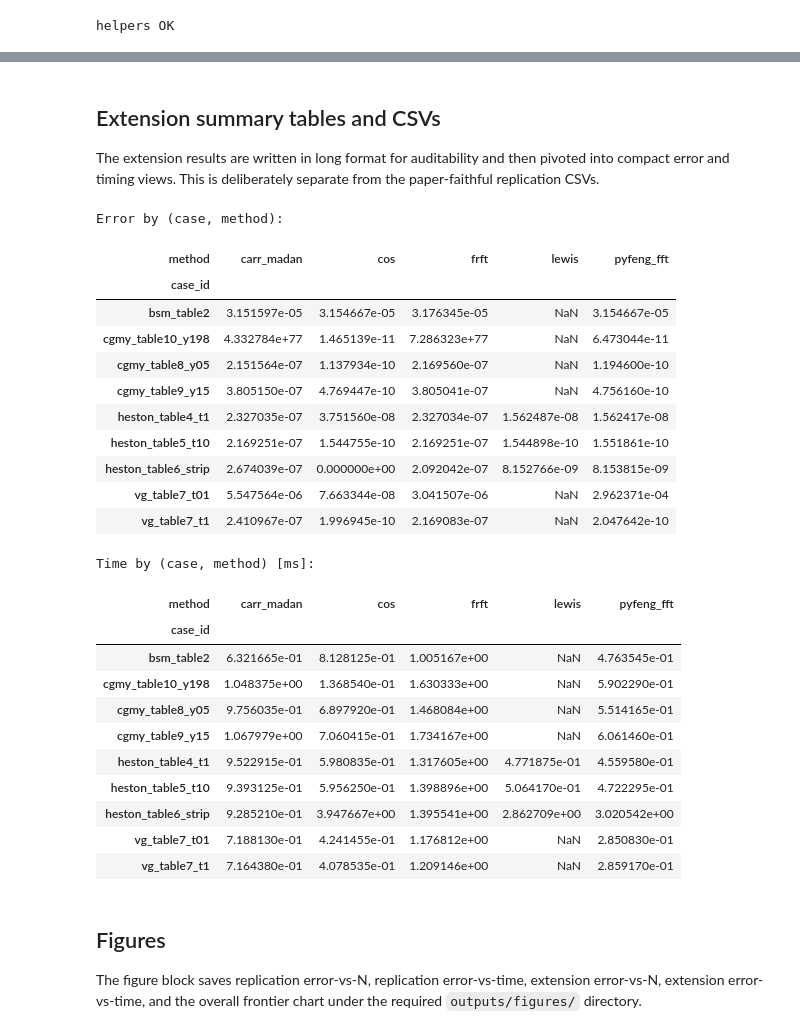
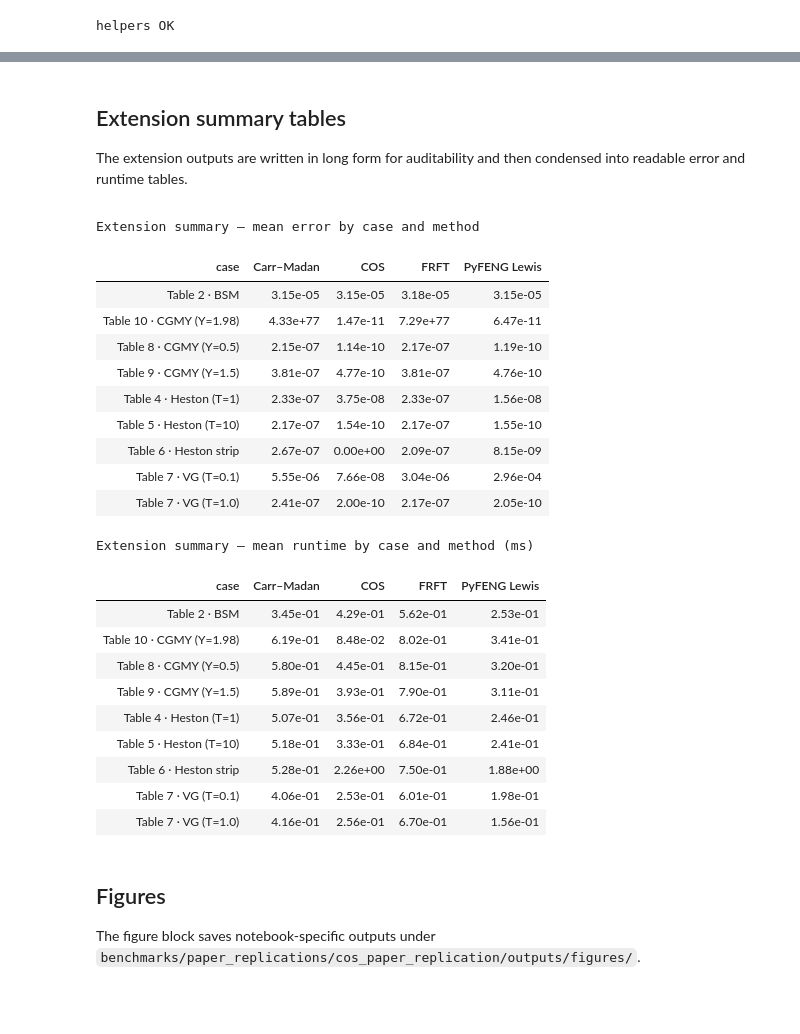
Before and after one commit to nl2992/fourier-option-pricer, a Jupyter notebook: notebooks/cosPaper_Replication.ipynb, the cells around one changed output, grey strips where cells are left out. Cells and saved outputs as stored; diff of their text form; code cells hidden in the pictures.

```diff
--- a/notebooks/cosPaper_Replication.ipynb
+++ b/notebooks/cosPaper_Replication.ipynb
@@ -852,47 +984,52 @@ display(LEWIS_DF)
 # %% [markdown]
 <!-- fo2008-report-section -->
-## Extension summary tables and CSVs
+## Extension summary tables
 
-The extension results are written in long format for auditability and then pivoted into compact error and timing views. This is deliberately separate from the paper-faithful replication CSVs.
+<div class="cu-card cu-soft">
+  <p>The extension outputs are written in long form for auditability and then condensed into readable error and runtime tables.</p>
+</div>
 # %%
 # Cell 17 — Final error-vs-N tables (extension long format) + CSV dump.
 
 EXT_DF = pd.DataFrame(EXTENSION_ROWS)
-EXT_DF.to_csv(OUTDIR / 'fo2008_extended_comparison.csv', index=False)
+EXT_DF.to_csv(OUTDIR / 'extended_comparison.csv', index=False)
 
-# Pivot: error by (case_id, method)
 pivot_err = EXT_DF.groupby(['case_id', 'method'])['error'].mean().unstack()
 pivot_time = EXT_DF.groupby(['case_id', 'method'])['time_ms'].mean().unstack()
-print('Error by (case, method):'); display(pivot_err)
-print('Time by (case, method) [ms]:'); display(pivot_time)
+
+err_view = pivot_err.rename(index=CASE_LABELS).rename(columns=METHOD_LABELS).reset_index().rename(columns={'case_id': 'case'})
+time_view = pivot_time.rename(index=CASE_LABELS).rename(columns=METHOD_LABELS).reset_index().rename(columns={'case_id': 'case'})
+
+show_table(err_view, 'Extension summary — mean error by case and method')
+show_table(time_view, 'Extension summary — mean runtime by case and method (ms)')
 # %% [output]
-Error by (case, method):
+Extension summary — mean error by case and method
-| method | carr_madan | cos | frft | lewis | pyfeng_fft |
-| case_id |  |  |  |  |  |
-| bsm_table2 | 3.151597e-05 | 3.154667e-05 | 3.176345e-05 | NaN | 3.154667e-05 |
-| cgmy_table10_y198 | 4.332784e+77 | 1.465139e-11 | 7.286323e+77 | NaN | 6.473044e-11 |
-| cgmy_table8_y05 | 2.151564e-07 | 1.137934e-10 | 2.169560e-07 | NaN | 1.194600e-10 |
-| cgmy_table9_y15 | 3.805150e-07 | 4.769447e-10 | 3.805041e-07 | NaN | 4.756160e-10 |
-| heston_table4_t1 | 2.327035e-07 | 3.751560e-08 | 2.327034e-07 | 1.562487e-08 | 1.562417e-08 |
-| heston_table5_t10 | 2.169251e-07 | 1.544755e-10 | 2.169251e-07 | 1.544898e-10 | 1.551861e-10 |
-| heston_table6_strip | 2.674039e-07 | 0.000000e+00 | 2.092042e-07 | 8.152766e-09 | 8.153815e-09 |
-| vg_table7_t01 | 5.547564e-06 | 7.663344e-08 | 3.041507e-06 | NaN | 2.962371e-04 |
-| vg_table7_t1 | 2.410967e-07 | 1.996945e-10 | 2.169083e-07 | NaN | 2.047642e-10 |
+| case | Carr–Madan | COS | FRFT | PyFENG Lewis |
+| Table 2 · BSM | 3.15e-05 | 3.15e-05 | 3.18e-05 | 3.15e-05 |
+| Table 10 · CGMY (Y=1.98) | 4.33e+77 | 1.47e-11 | 7.29e+77 | 6.47e-11 |
+| Table 8 · CGMY (Y=0.5) | 2.15e-07 | 1.14e-10 | 2.17e-07 | 1.19e-10 |
+| Table 9 · CGMY (Y=1.5) | 3.81e-07 | 4.77e-10 | 3.81e-07 | 4.76e-10 |
+| Table 4 · Heston (T=1) | 2.33e-07 | 3.75e-08 | 2.33e-07 | 1.56e-08 |
+| Table 5 · Heston (T=10) | 2.17e-07 | 1.54e-10 | 2.17e-07 | 1.55e-10 |
+| Table 6 · Heston strip | 2.67e-07 | 0.00e+00 | 2.09e-07 | 8.15e-09 |
+| Table 7 · VG (T=0.1) | 5.55e-06 | 7.66e-08 | 3.04e-06 | 2.96e-04 |
+| Table 7 · VG (T=1.0) | 2.41e-07 | 2.00e-10 | 2.17e-07 | 2.05e-10 |
-Time by (case, method) [ms]:
+Extension summary — mean runtime by case and method (ms)
-| method | carr_madan | cos | frft | lewis | pyfeng_fft |
-| case_id |  |  |  |  |  |
-| bsm_table2 | 6.321665e-01 | 8.128125e-01 | 1.005167e+00 | NaN | 4.763545e-01 |
-| cgmy_table10_y198 | 1.048375e+00 | 1.368540e-01 | 1.630333e+00 | NaN | 5.902290e-01 |
-| cgmy_table8_y05 | 9.756035e-01 | 6.897920e-01 | 1.468084e+00 | NaN | 5.514165e-01 |
-| cgmy_table9_y15 | 1.067979e+00 | 7.060415e-01 | 1.734167e+00 | NaN | 6.061460e-01 |
-| heston_table4_t1 | 9.522915e-01 | 5.980835e-01 | 1.317605e+00 | 4.771875e-01 | 4.559580e-01 |
-| heston_table5_t10 | 9.393125e-01 | 5.956250e-01 | 1.398896e+00 | 5.064170e-01 | 4.722295e-01 |
-| heston_table6_strip | 9.285210e-01 | 3.947667e+00 | 1.395541e+00 | 2.862709e+00 | 3.020542e+00 |
-| vg_table7_t01 | 7.188130e-01 | 4.241455e-01 | 1.176812e+00 | NaN | 2.850830e-01 |
-| vg_table7_t1 | 7.164380e-01 | 4.078535e-01 | 1.209146e+00 | NaN | 2.859170e-01 |
+| case | Carr–Madan | COS | FRFT | PyFENG Lewis |
+| Table 2 · BSM | 3.45e-01 | 4.29e-01 | 5.62e-01 | 2.53e-01 |
+| Table 10 · CGMY (Y=1.98) | 6.19e-01 | 8.48e-02 | 8.02e-01 | 3.41e-01 |
+| Table 8 · CGMY (Y=0.5) | 5.80e-01 | 4.45e-01 | 8.15e-01 | 3.20e-01 |
+| Table 9 · CGMY (Y=1.5) | 5.89e-01 | 3.93e-01 | 7.90e-01 | 3.11e-01 |
+| Table 4 · Heston (T=1) | 5.07e-01 | 3.56e-01 | 6.72e-01 | 2.46e-01 |
+| Table 5 · Heston (T=10) | 5.18e-01 | 3.33e-01 | 6.84e-01 | 2.41e-01 |
+| Table 6 · Heston strip | 5.28e-01 | 2.26e+00 | 7.50e-01 | 1.88e+00 |
+| Table 7 · VG (T=0.1) | 4.06e-01 | 2.53e-01 | 6.01e-01 | 1.98e-01 |
+| Table 7 · VG (T=1.0) | 4.16e-01 | 2.56e-01 | 6.70e-01 | 1.56e-01 |
 # %% [markdown]
 <!-- fo2008-report-section -->
 ## Figures
 
-The figure block saves replication error-vs-N, replication error-vs-time, extension error-vs-N, extension error-vs-time, and the overall frontier chart under the required `outputs/figures/` directory.
+<div class="cu-card cu-soft">
+  <p>The figure block saves notebook-specific outputs under <code>benchmarks/paper_replications/cos_paper_replication/outputs/figures/</code>.</p>
+</div>
 # %%
```
Also changed, not shown: parts of 27 cells of this notebook, 56 other files.
